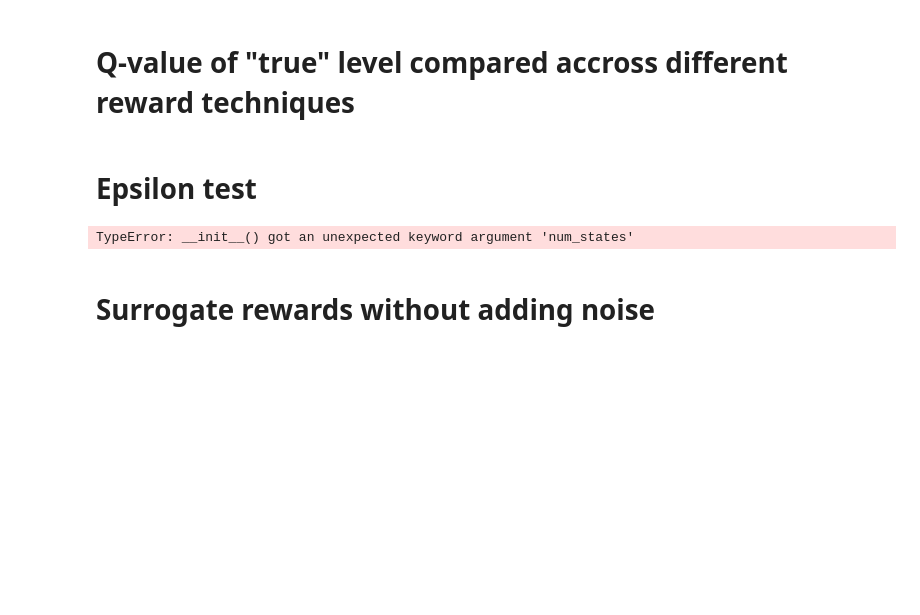
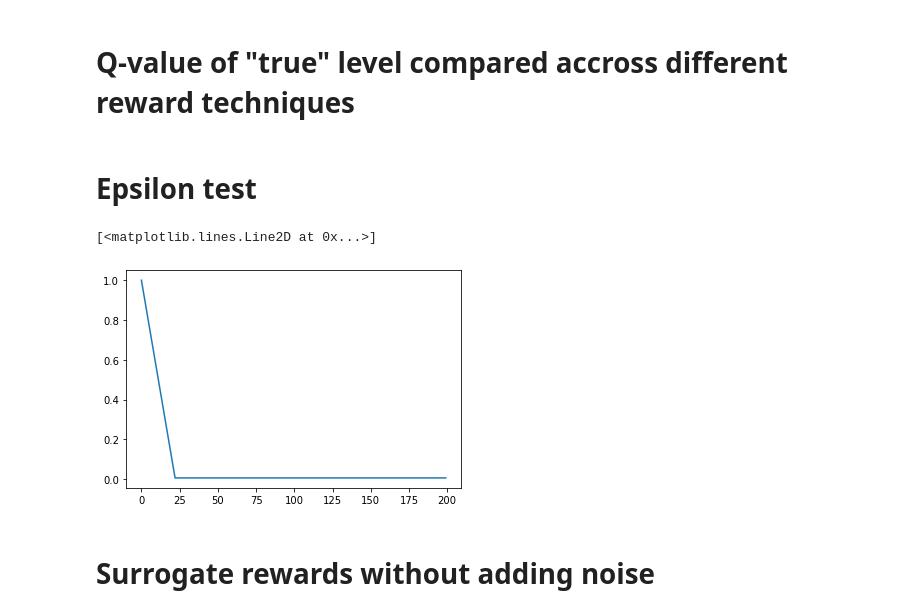
Before and after one commit to lukasgehrke/2022-CHI-neuroadaptive-haptics, a Jupyter notebook: neuro_haptics/aleks/run_experiment_notebook_stateless.ipynb, the cells around one changed output. Saved outputs shown, nothing was run; the diff lists cells and outputs as text; code cells hidden in the pictures; blank space fills up the shorter version.

```diff
--- a/neuro_haptics/aleks/run_experiment_notebook_stateless.ipynb
+++ b/neuro_haptics/aleks/run_experiment_notebook_stateless.ipynb
@@ -432,16 +462,16 @@ print(param_grid_out.sort_values(by=['accuracy', 'mean_episode_length'], ascendi
 # %% [markdown]
 # Epsilon test
 # %%
-agent = UCBQAgent(num_states=num_states)
+agent = UCBQAgent()
 epsilons = []
 for t in range(200):
-    if agent.epsilon > agent.epsilon_min:
-        epsilons.append(agent.epsilon)
-        agent.epsilon -= agent.epsilon_decay(t)
+    epsilons.append(agent.epsilon)
+    agent.choose_action(0)
 
 plt.plot(epsilons)
 # %% [output]
-TypeError: __init__() got an unexpected keyword argument 'num_states'
+[<matplotlib.lines.Line2D at 0x...>]
+[figure, added]
 # %% [markdown]
 # Surrogate rewards without adding noise
 # %%
```
Also changed, not shown: parts of 13 cells of this notebook, 10 other files.
